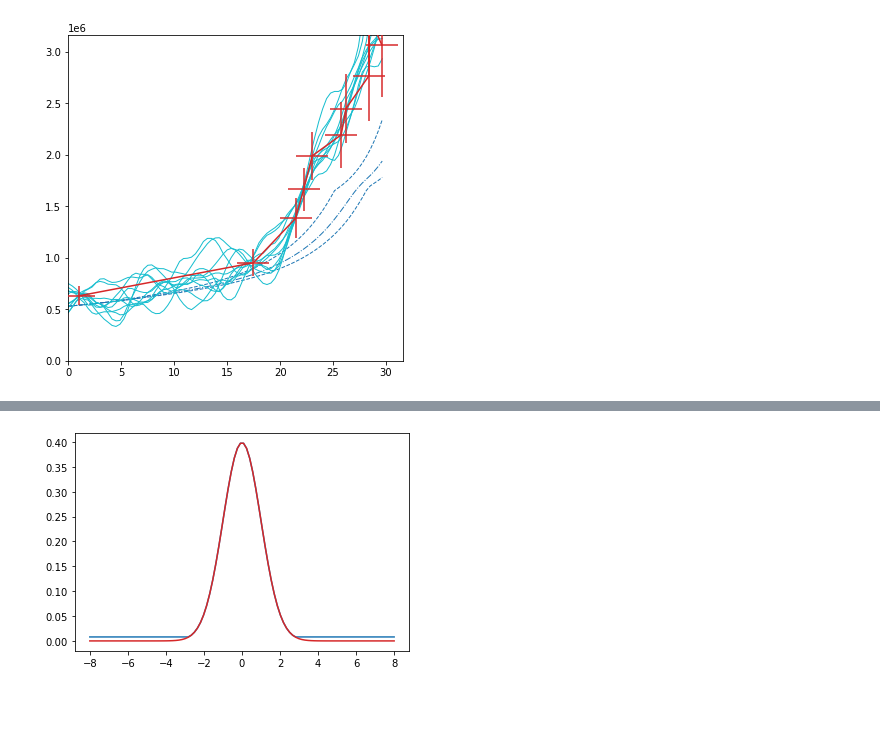
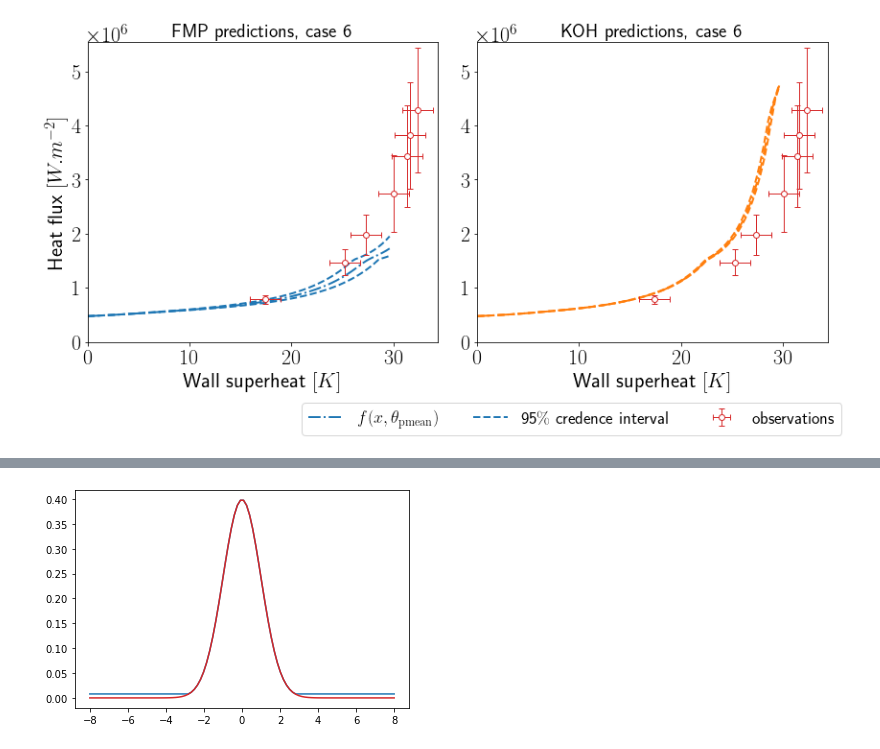
Before and after one commit to nleoni95/code2, a Jupyter notebook: Ravik/plots.ipynb, the cells around one changed output, grey strips where cells are left out. Drawn from its saved outputs; the diff is of its cells as text; code cells hidden in the pictures; blank space fills up the shorter version.

```diff
--- a/Ravik/plots.ipynb
+++ b/Ravik/plots.ipynb
@@ -8,3 +8,12 @@ import pandas as pd
 from scipy import stats
 import seaborn as sns
 %matplotlib inline
+
+mpl.rcParams['text.usetex']=True
+#mpl.rcParams['font.sans-serif']='Arial'
+mpl.rcParams['font.weight']='bold'
+#mpl.rcParams['axes.labelsize']= 33.0 #def value : 11.0
+#mpl.rcParams['axes.titlesize']= 28.0 #def value : 12.0
+mpl.rcParams['savefig.format']='png'
+mpl.rcParams['font.size']=22
+mpl.rcParams['legend.fontsize']=18
@@ -11,31 +560,63 @@ import seaborn as sns
 # %%
-#afficher des prédictions.
-cfb='tab:blue'
-lw2=1
-lw1=1
-foldname='NIGP/results/'
-obs=pd.DataFrame(data=np.loadtxt(foldname+'obs23.gnu'),columns=['x','y','incx','incy'])
-p=pd.DataFrame(data=np.loadtxt(foldname+"preds/predsoptwF23.gnu"),columns=['x','useless','q25','q75','q2p5','q97p5','fmean'])
+#plot prédictions withmean finales
 
 
-pFZ=pd.DataFrame(data=np.loadtxt(foldname+"preds/predsoptw23.gnu"),columns=['x','mean','std','stdz','s1','s2','s3','s4','s5','s6','s7','s8','s9','s10'])
+colorfz='cyan'
+colorf='tab:blue'
+colorfzkoh='gold'
+colorfkoh='tab:orange'
+lw2=2
+lw1=2
+case=6
 
-fig,axs=plt.subplots(nrows=1,ncols=1,figsize=(6,6))
-axs.plot(p['x'],p['useless'],linewidth=lw2,linestyle='-.',color=cfb,label=r'$f(x,\theta_{\mathrm{pmean}})$')
+#cases=['3','4','5','6','14','15','16','18','20','21','22','23']
+foldname='NIGP/results/'
+foldname2='NIGP/results/predsfinal/opt/'
+foldnamekoh='NIGP/results/predsfinal/koh/'
+obs=pd.DataFrame(data=np.loadtxt(foldname+'obs'+str(case)+'.gnu'),columns=['x','y','incx','incy'])
+p=pd.DataFrame(data=np.loadtxt(foldname2+'predsF'+str(case)+'.gnu'),columns=['x','useless','q25','q75','q2p5','q97p5'])
 
-axs.plot(p['x'],p['q97p5'],linewidth=lw1,linestyle='--',color=cfb,label=r'95$\%$ credence interval')
+pkoh=pd.DataFrame(data=np.loadtxt(foldnamekoh+'predsF'+str(case)+'.gnu'),columns=['x','useless','q25','q75','q2p5','q97p5'])
+
+fig,axs=plt.subplots(nrows=1,ncols=2,figsize=(12,6))
+axs[0].plot(p['x'],p['useless'],linewidth=lw2,linestyle='-.',color=colorf,label=r'$f(x,\theta_{\mathrm{pmean}})$')
+axs[0].plot(p['x'],p['q97p5'],linewidth=lw1,linestyle='--',color=colorf,label=r'95$\%$ credence interval')
+axs[0].plot(p['x'],p['q2p5'],linewidth=lw1,linestyle='--',color=colorf)
+
+axs[1].plot(p['x'],pkoh['useless'],linewidth=lw2,linestyle='-.',color=colorfkoh,label=r'$f(x,\theta_{\mathrm{pmean}})$')
+axs[1].plot(p['x'],pkoh['q97p5'],linewidth=lw1,linestyle='--',color=colorfkoh,label=r'95$\%$ credence interval')
+axs[1].plot(p['x'],pkoh['q2p5'],linewidth=lw1,linestyle='--',color=colorfkoh)
 
 
-axs.plot(p['x'],p['q2p5'],linewidth=lw1,linestyle='--',color=cfb)
+ls=['s1','s2','s3','s4','s5','s6','s7','s8','s9']
+#ls=['s5']
 
-ls=['s1','s2','s3','s4','s5','s6','s7','s8','s9','s10']
-#ls=['s5']
-for s in ls:
-    axs.plot(pFZ['x'],pFZ[s],linewidth=lw1,color='tab:cyan')
 
-axs.errorbar(obs['x'],obs['y'],yerr=3*obs['incy'],xerr=3*obs['incx'],color='tab:red',label='observations',zorder=100)
+axs[0].errorbar(obs['x'],obs['y'],yerr=3*obs['incy'],xerr=3*obs['incx'],
+             color='tab:red',marker='o',ms=6,mfc='white',
+             capsize=3,linewidth=0,elinewidth=1,
+             label='observations',zorder=100)
 
-axs.set_xlim([0,obs['x'][len(obs['x'])-1]+2])
-axs.set_ylim([0,obs['y'][len(obs['y'])-1]+1e5])
-print(obs)
+axs[1].errorbar(obs['x'],obs['y'],yerr=3*obs['incy'],xerr=3*obs['incx'],
+             color='tab:red',marker='o',ms=6,mfc='white',
+             capsize=3,linewidth=0,elinewidth=1,
+             label='observations',zorder=100)
+
+axs[0].set_xlim([0,obs['x'][len(obs['x'])-1]+2])
+axs[0].set_ylim([0,obs['y'][len(obs['y'])-1]+3*obs['incy'][len(obs['y'])-1]+1e5])
+axs[0].set_xlabel('Wall superheat $[K]$')
+axs[0].set_ylabel('Heat flux $[W.m^{-2}]$')
+axs[0].set_title('FMP predictions, case '+str(case),fontsize=20)
+
+axs[1].set_xlim([0,obs['x'][len(obs['x'])-1]+2])
+axs[1].set_ylim([0,obs['y'][len(obs['y'])-1]+3*obs['incy'][len(obs['y'])-1]+1e5])
+axs[1].set_xlabel('Wall superheat $[K]$')
+#axs[1].set_ylabel('Heat flux $[W.m^{-2}]$')
+axs[1].set_title('KOH predictions, case '+str(case),fontsize=20)
+#print(obs)
+plt.tight_layout()
+
+
+axs[0].legend(ncol=5,bbox_to_anchor=(1, 0.05),
+          bbox_transform=fig.transFigure)
 # %% [output]
@@ -53 +624 @@ print(obs)
-[figure, old version]
+[figure, new version]
```
Also changed, not shown: parts of 37 cells of this notebook, 25 other files.
